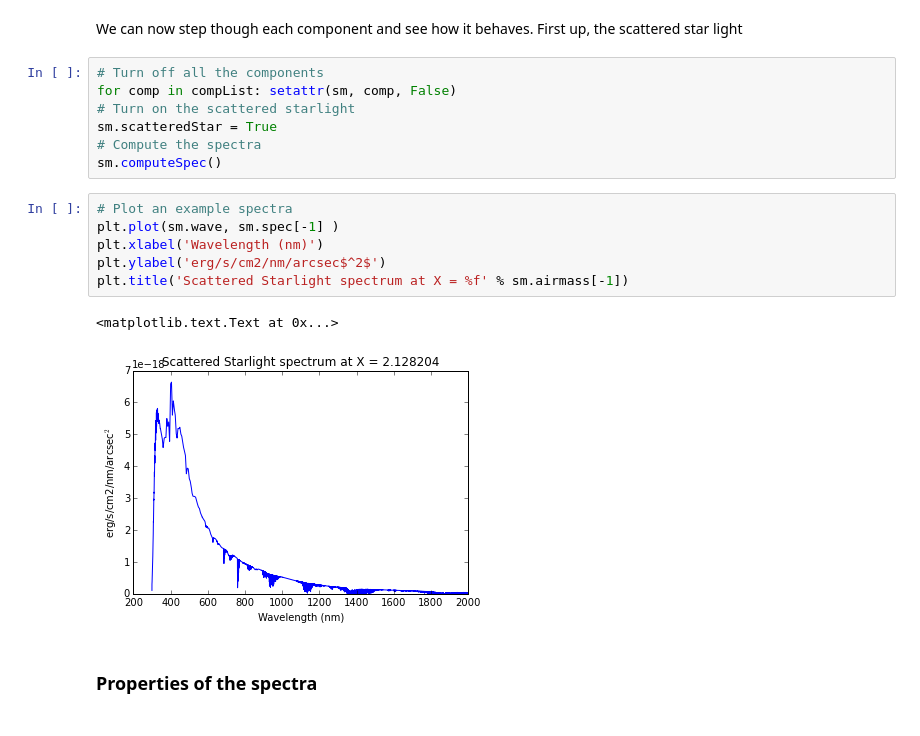
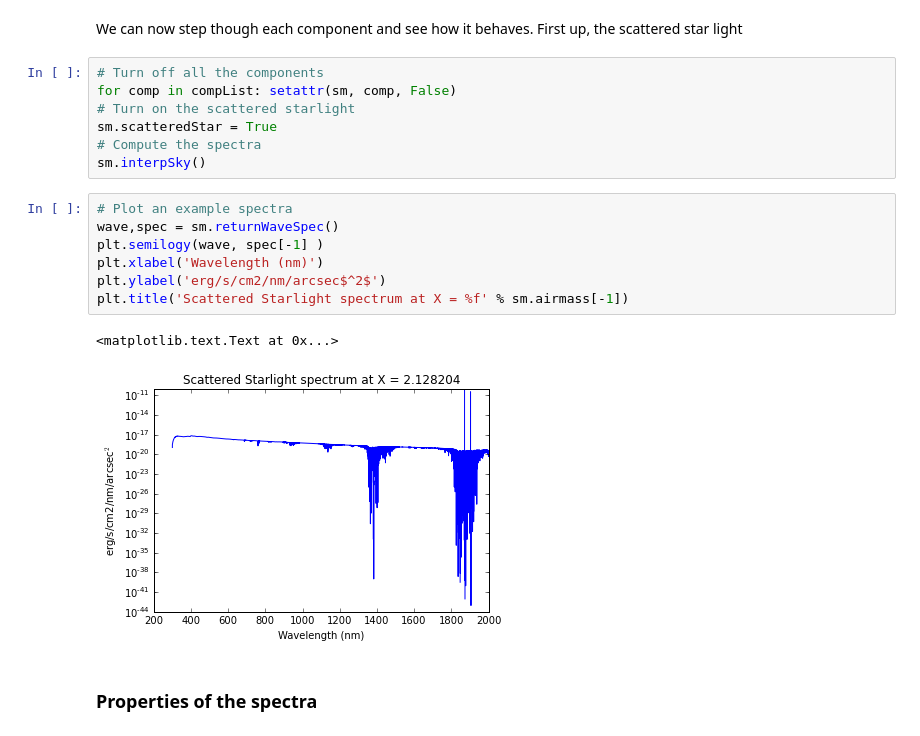
Before and after one commit to lsst-sims/legacy_sims_skybrightness, a Jupyter notebook: doc/SkybrightnessDoc.ipynb, the cells around one changed output. Saved outputs shown, nothing was run; the diff lists cells and outputs as text.

```diff
--- a/doc/SkybrightnessDoc.ipynb
+++ b/doc/SkybrightnessDoc.ipynb
@@ -107,16 +103,17 @@ for comp in compList: setattr(sm, comp, False)
 # Turn on the scattered starlight
 sm.scatteredStar = True
 # Compute the spectra
-sm.computeSpec()
+sm.interpSky()
 # %%
 # Plot an example spectra
-plt.plot(sm.wave, sm.spec[-1] )
+wave,spec = sm.returnWaveSpec()
+plt.semilogy(wave, spec[-1] )
 plt.xlabel('Wavelength (nm)')
 plt.ylabel('erg/s/cm2/nm/arcsec$^2$')
 plt.title('Scattered Starlight spectrum at X = %f' % sm.airmass[-1])
 # %% [output]
 <matplotlib.text.Text at 0x...>
-[figure, old version]
+[figure, new version]
 # %% [markdown]
 <h3>Properties of the spectra</h3>
 # %%
```
Also changed, not shown: parts of 17 cells of this notebook, 5 other files.
